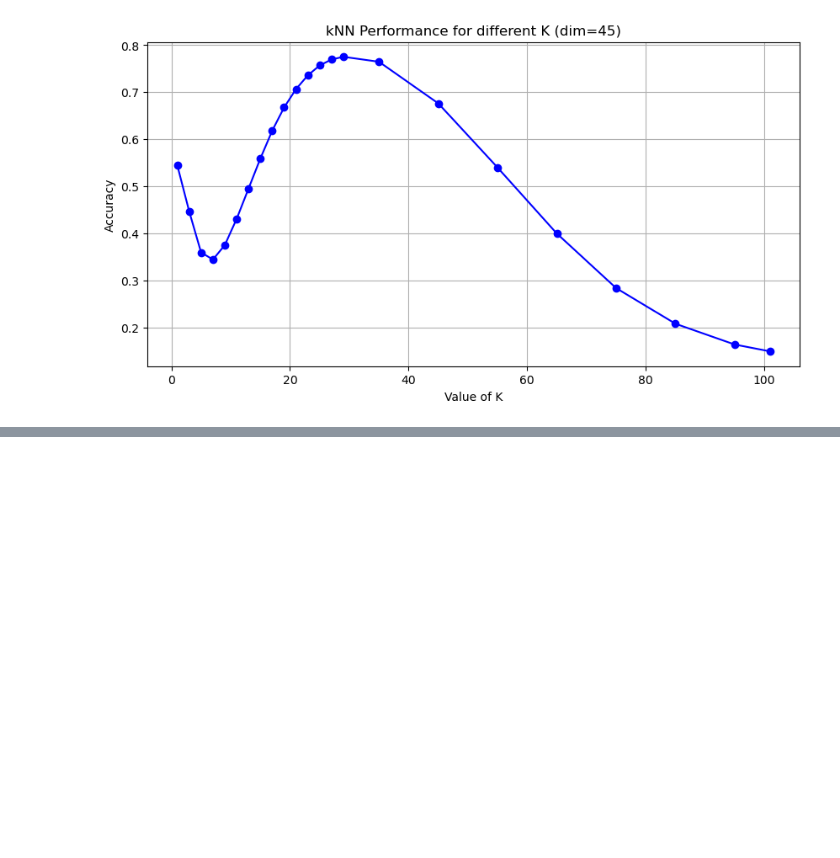
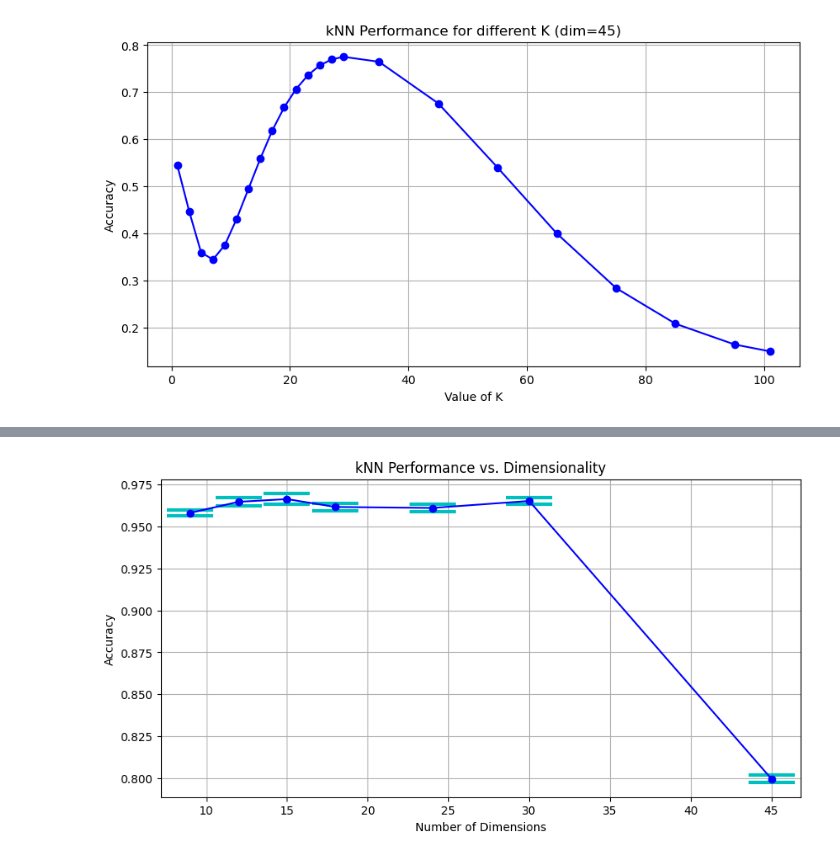
Before and after one commit to Daniel4078/COMP70015-MML-coursework, a Jupyter notebook: Knn.ipynb, the cells around one changed output, grey strips where cells are left out. Drawn from its saved outputs; the diff is of its cells as text; code cells hidden in the pictures; blank space fills up the shorter version.

```diff
--- a/Knn.ipynb
+++ b/Knn.ipynb
@@ -121,3 +148,13 @@ Loaded dataset with dimension 30. Data shape: (60000, 30), Labels shape: (60000,
+# %%
+plt.figure(figsize=(10, 5))
+plt.errorbar(dimensions, means, yerr=std_devs, marker='o', linestyle='-', color='b', ecolor='c', capsize=20, capthick=3)
+plt.xlabel('Number of Dimensions')
+plt.ylabel('Accuracy')
+plt.title('kNN Performance vs. Dimensionality')
+plt.grid(True)
+plt.show()
+# %% [output]
+[figure, added]
 # %%
 import seaborn as sns
 n = [9, 12, 15, 18, 24, 30, 45]
```
Also changed, not shown: parts of 4 cells of this notebook, 1 other file.
